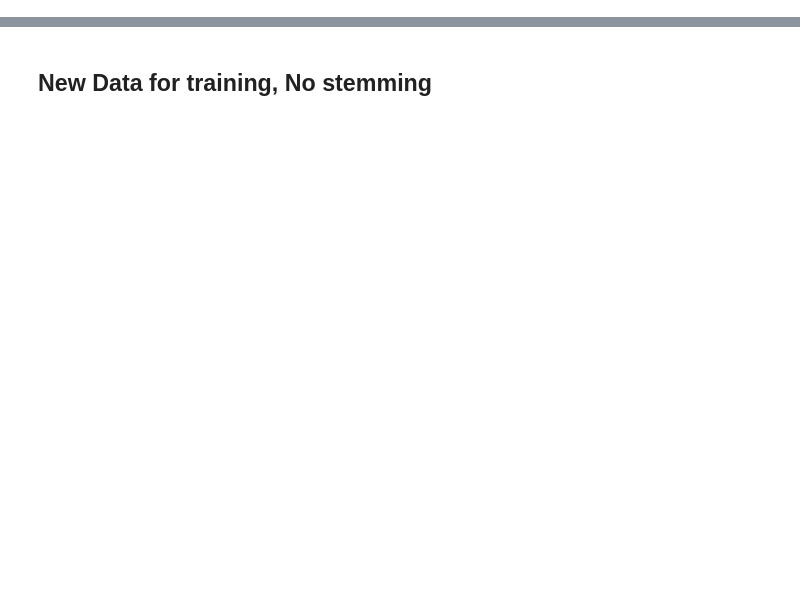
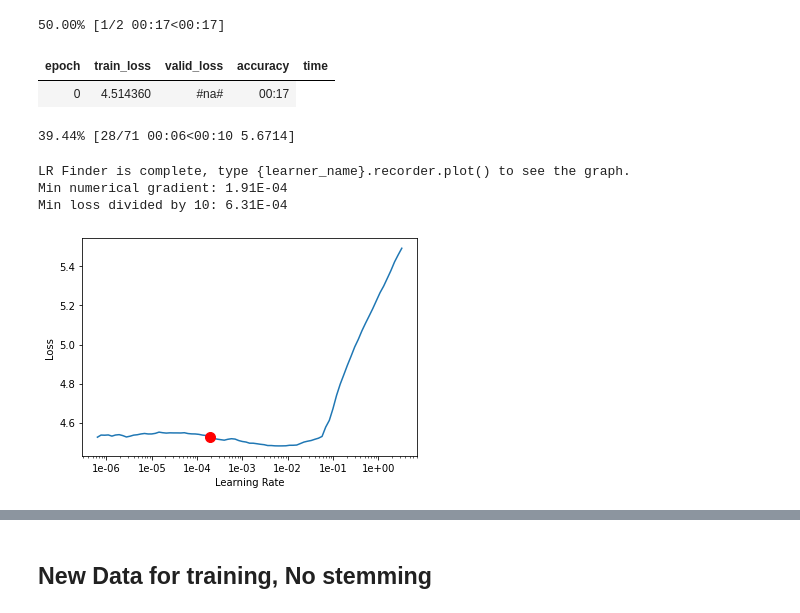
Before and after one commit to arulpugazh/ath_sentiment_analysis, a Jupyter notebook: ULMFIT - Experiment with different combinations.ipynb, the cells around one changed output, grey strips where cells are left out. Cells and saved outputs as stored; diff of their text form; code cells hidden in the pictures; blank space fills up the shorter version.

```diff
--- a/ULMFIT - Experiment with different combinations.ipynb
+++ b/ULMFIT - Experiment with different combinations.ipynb
@@ -238,0 +343,14 @@ def train_model(type_data="all", preprocessing="all"):
+# %%
+learn.unfreeze()
+learn.lr_find()
+learn.recorder.plot(suggestion=True)
+min_grad_lr = learn.recorder.min_grad_lr
+# %% [output]
+50.00% [1/2 00:17<00:17]
+| epoch | train_loss | valid_loss | accuracy | time |
+| 0 | 4.514360 | #na# | 00:17 |
+39.44% [28/71 00:06<00:10 5.6714]
+LR Finder is complete, type {learner_name}.recorder.plot() to see the graph.
+Min numerical gradient: 1.91E-04
+Min loss divided by 10: 6.31E-04
+[figure, added]
```
Also changed, not shown: parts of 27 cells of this notebook, 2 other files.
